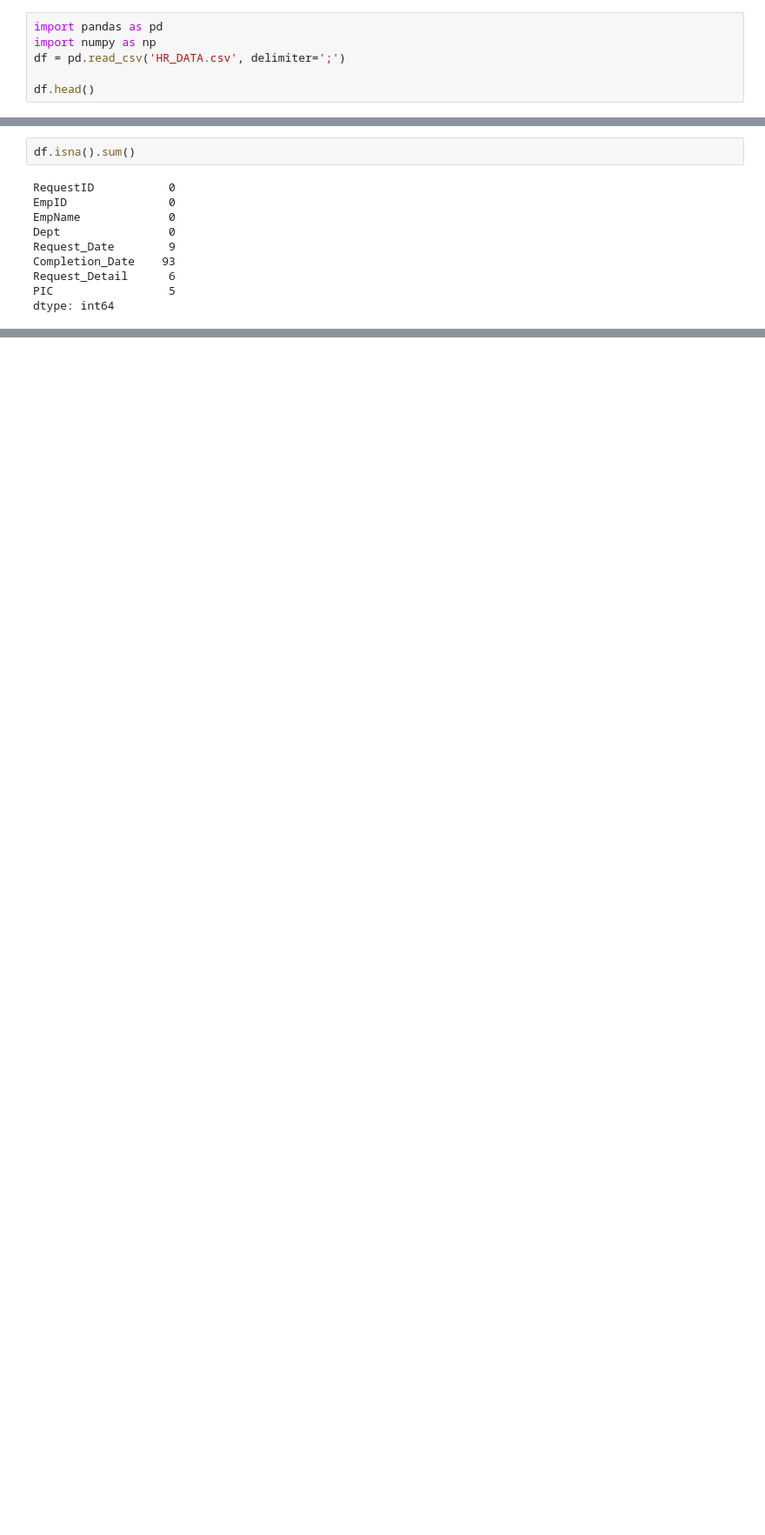
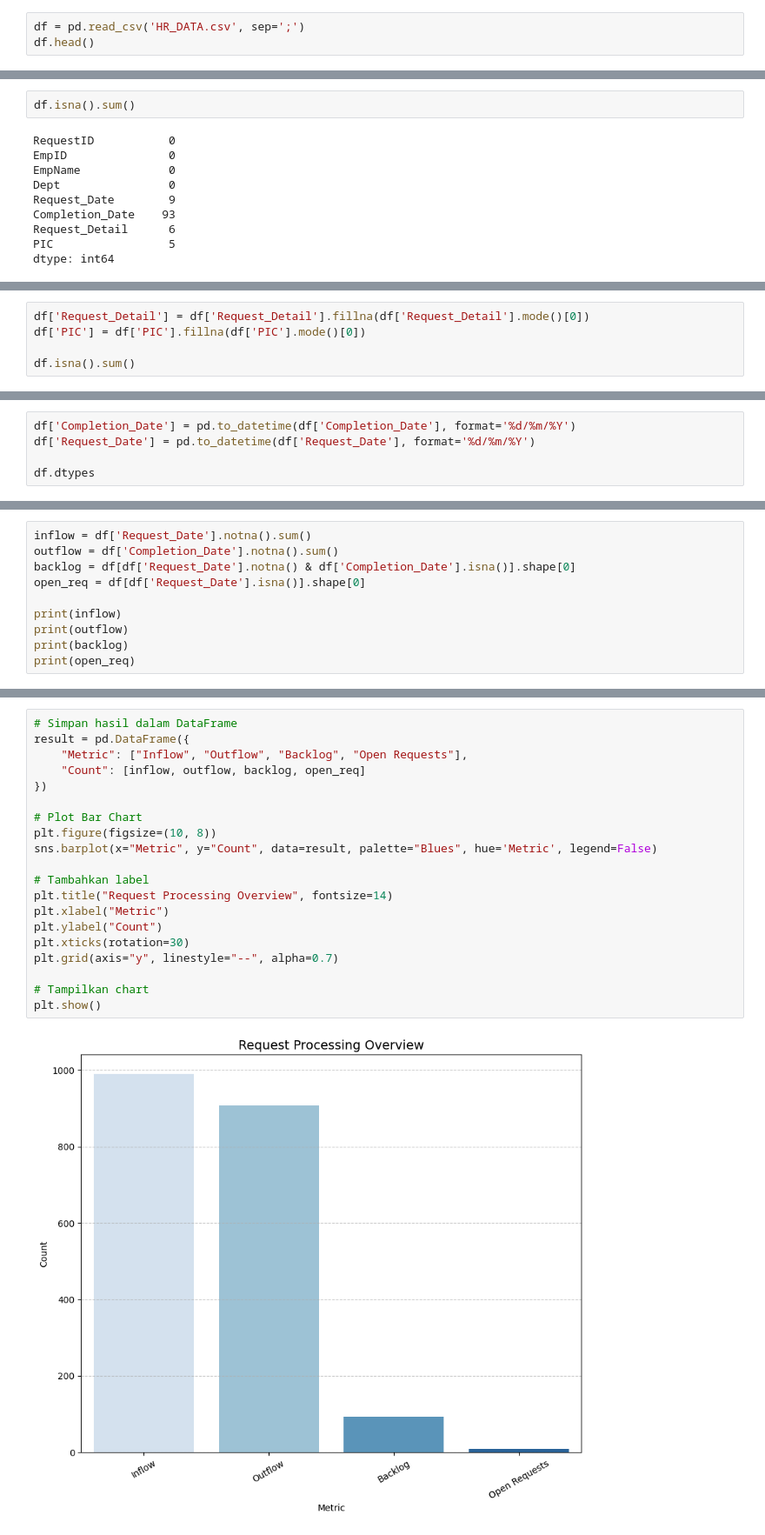
Before and after one commit to RizkyMlana/Data-Science-Mid, a Jupyter notebook: assignment.ipynb, the cells around one changed output, grey strips where cells are left out. Shown: that part at 87% size. Cells and saved outputs as stored; diff of their text form; blank space fills up the shorter version.

Commit message:
update: visualize inflow,outflow,backlog & open request

```diff
--- a/assignment.ipynb
+++ b/assignment.ipynb
@@ -1,8 +8,5 @@
 # %%
-import pandas as pd
-import numpy as np
-df = pd.read_csv('HR_DATA.csv', delimiter=';')
-
+df = pd.read_csv('HR_DATA.csv', sep=';')
 df.head()
 # %% [output]
 |  | RequestID | EmpID | EmpName | Dept | Request_Date | Completion_Date | Request_Detail | PIC |
@@ -65,0 +42,5 @@ df[['Request_Date','Completion_Date']]
+# %%
+df['Request_Detail'] = df['Request_Detail'].fillna(df['Request_Detail'].mode()[0])
+df['PIC'] = df['PIC'].fillna(df['PIC'].mode()[0])
+
+df.isna().sum()
@@ -65,0 +57,5 @@ df[['Request_Date','Completion_Date']]
+# %%
+df['Completion_Date'] = pd.to_datetime(df['Completion_Date'], format='%d/%m/%Y')
+df['Request_Date'] = pd.to_datetime(df['Request_Date'], format='%d/%m/%Y')
+
+df.dtypes
@@ -65,0 +72,10 @@ df[['Request_Date','Completion_Date']]
+# %%
+inflow = df['Request_Date'].notna().sum()
+outflow = df['Completion_Date'].notna().sum()
+backlog = df[df['Request_Date'].notna() & df['Completion_Date'].isna()].shape[0]
+open_req = df[df['Request_Date'].isna()].shape[0]
+
+print(inflow)
+print(outflow)
+print(backlog)
+print(open_req)
@@ -87,0 +104,22 @@ ValueError: Cannot compute a business day count with a NaT (not-a-time) date
+# %%
+# Simpan hasil dalam DataFrame
+result = pd.DataFrame({
+    "Metric": ["Inflow", "Outflow", "Backlog", "Open Requests"],
+    "Count": [inflow, outflow, backlog, open_req]
+})
+
+# Plot Bar Chart
+plt.figure(figsize=(10, 8))
+sns.barplot(x="Metric", y="Count", data=result, palette="Blues", hue='Metric', legend=False)
+
+# Tambahkan label
+plt.title("Request Processing Overview", fontsize=14)
+plt.xlabel("Metric")
+plt.ylabel("Count")
+plt.xticks(rotation=30)
+plt.grid(axis="y", linestyle="--", alpha=0.7)
+
+# Tampilkan chart
+plt.show()
+# %% [output]
+[figure, added]
```
Also changed, not shown: parts of 12 cells of this notebook.
